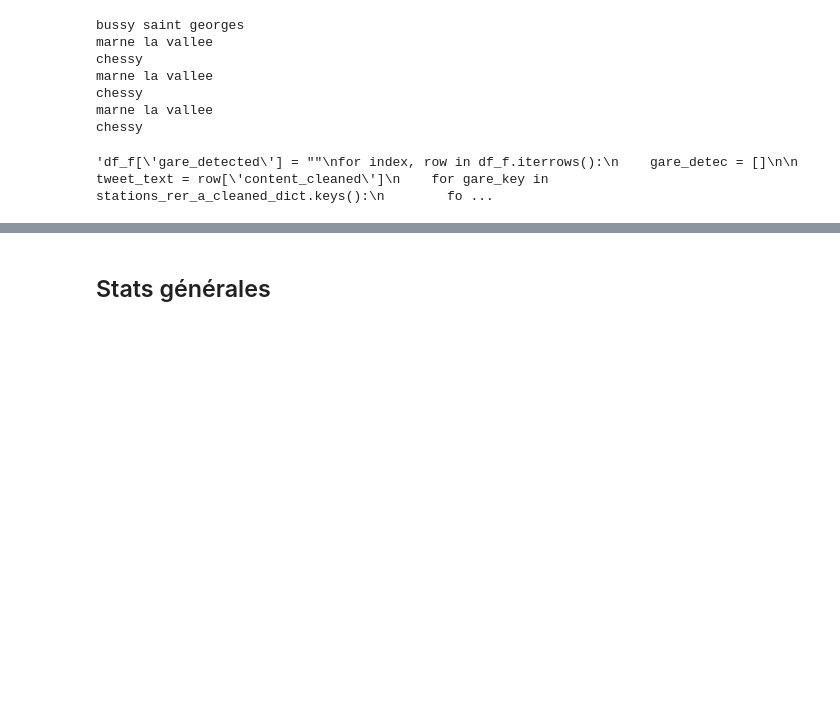
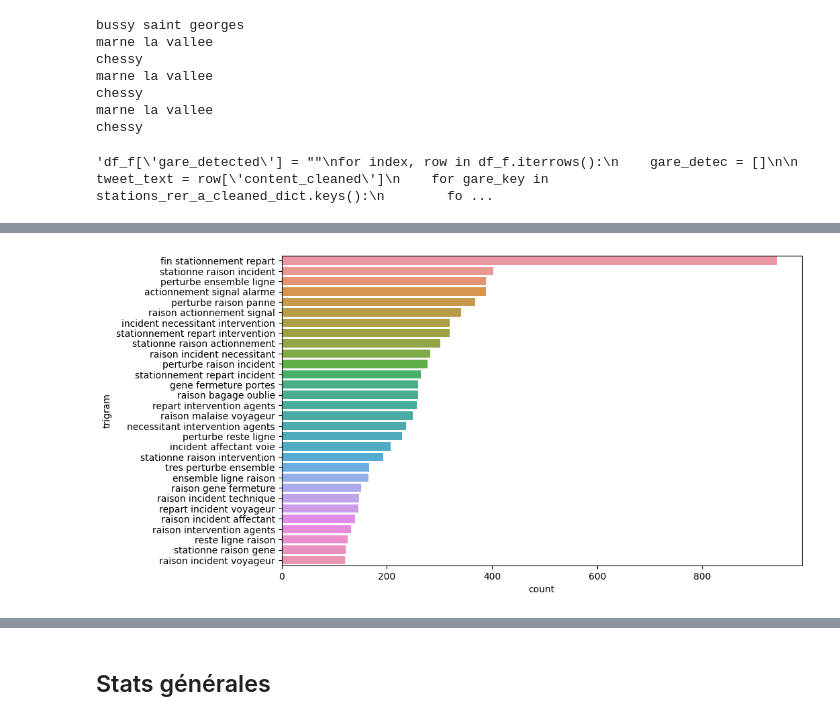
Before and after one commit to Gabe-MGNT/RERA_WRAPPED_2024, a Jupyter notebook: analyze_data/analyze.ipynb, the cells around one changed output, grey strips where cells are left out. Saved outputs shown, nothing was run; the diff lists cells and outputs as text; code cells hidden in the pictures; blank space fills up the shorter version.

```diff
--- a/analyze_data/analyze.ipynb
+++ b/analyze_data/analyze.ipynb
@@ -19,7 +42,0 @@ import seaborn as sns
-# %%
-df = pd.read_csv("test_2024-08-04_11-29-53.csv")
-df['content'] = df['content'].astype(str)
-df.head()
-
-df2 = pd.read_csv("test_2024-08-05_09-50-26.csv")
-df2['content'] = df2['content'].astype(str)
@@ -103,3 +115,7 @@ stations_rer_a_constant_dict = {
     "Val de Fontenay" : ["Val de Fontenay"],
     "Vincennes" : ["Vincennes"],
 }
+# %%
+print(df_f.shape)
+df_f.dropna(subset=['thread_id'], inplace=True)
+print(df_f.shape)
@@ -445,0 +484,13 @@ array([[" Le trafic est perturbé de Poissy vers Nanterre - Préfecture , en rai
+# %%
+import matplotlib.cm as cm
+import numpy as np
+
+trigrams, counts_trigram = zip(*trigram_counter.most_common(30))
+trigrams = [' '.join(trigram) for trigram in trigrams]
+
+df_trigrams = pd.DataFrame({'trigram': trigrams, 'count': counts_trigram})
+
+plt.figure(figsize=(10, 6))
+sns.barplot(x='count', y='trigram', data=df_trigrams);
+# %% [output]
+[figure, added]
```
Also changed, not shown: parts of 163 cells of this notebook, 9 other files.
